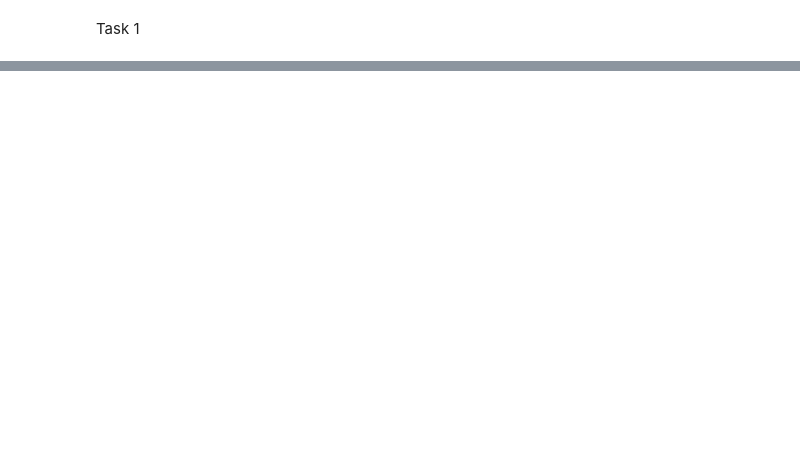
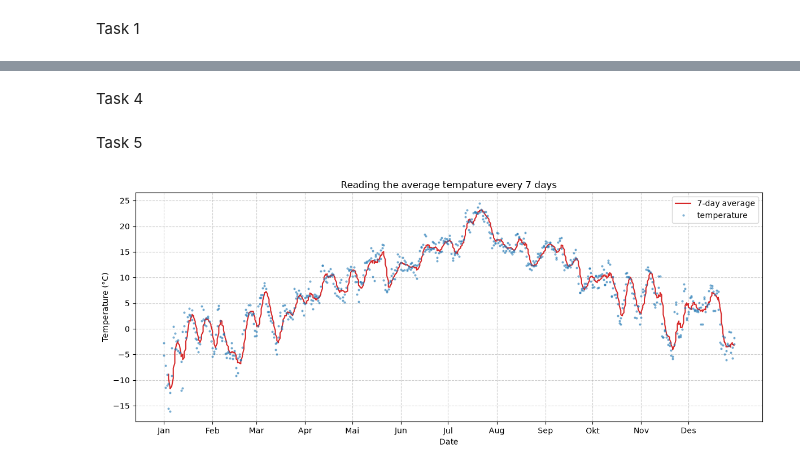
Before and after one commit to JesperKarlberg/INF201, a Jupyter notebook: task_1/deliverable_1_Fredrik_Jesper.ipynb, the cells around one changed output, grey strips where cells are left out. Saved outputs shown, nothing was run; the diff lists cells and outputs as text; code cells hidden in the pictures; blank space fills up the shorter version.

```diff
--- a/task_1/deliverable_1_Fredrik_Jesper.ipynb
+++ b/task_1/deliverable_1_Fredrik_Jesper.ipynb
@@ -84,0 +187,48 @@ Maksimum         24.500000
+# %% [markdown]
+Task 4
+# %% [markdown]
+Task 5
+# %%
+
+
+def dmat(df):
+    df_results = df.copy()
+    df_results["referenceTime"] = pd.to_datetime(df_results["referenceTime"])
+    df_results = df_results.sort_values("referenceTime")
+
+    df_results["7dmat"] = df_results["value"].rolling(window=7).mean()
+
+    return df_results
+
+df_results = dmat(df)
+
+
+plt.figure(figsize=(12, 5))
+
+plt.plot(
+    df_results["referenceTime"],
+    df_results["7dmat"],
+    color="tab:red",
+    label="7-day average")
+
+plt.plot(
+    df["date"],
+    df["value"],
+    color="tab:blue",
+    label="temperature",
+    linestyle="none",
+    marker="o",
+    markersize=2,
+    alpha=0.5
+)
+
+plt.xticks(ticks=months, labels=month_names)
+plt.title("Reading the average tempature every 7 days")
+plt.xlabel("Date")
+plt.ylabel("Temperature (°C)")
+plt.grid(True, linestyle="--", alpha=0.6)
+plt.legend()
+plt.tight_layout()
+plt.show()
+# %% [output]
+[figure, added]
```
Also changed, not shown: parts of 5 cells of this notebook.
